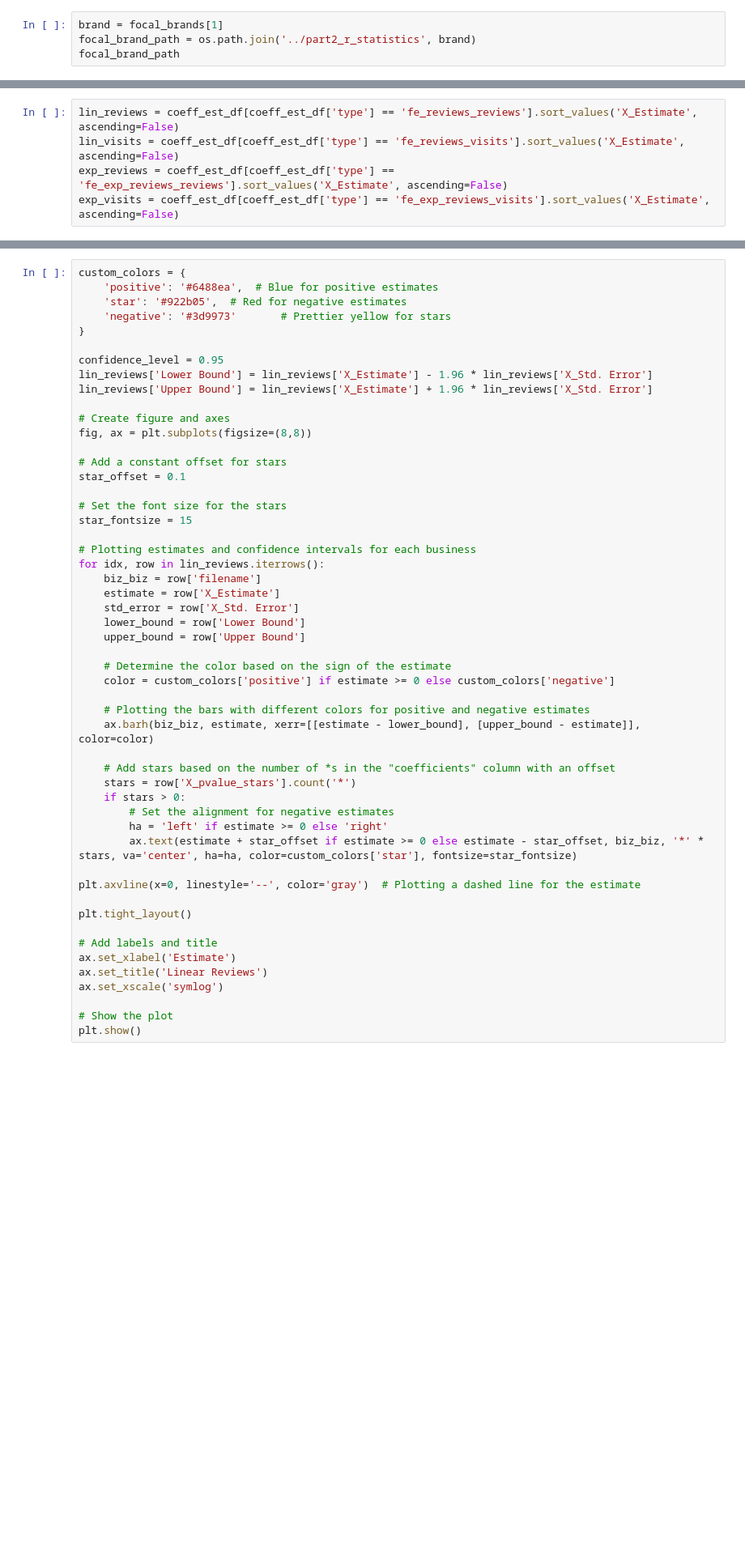
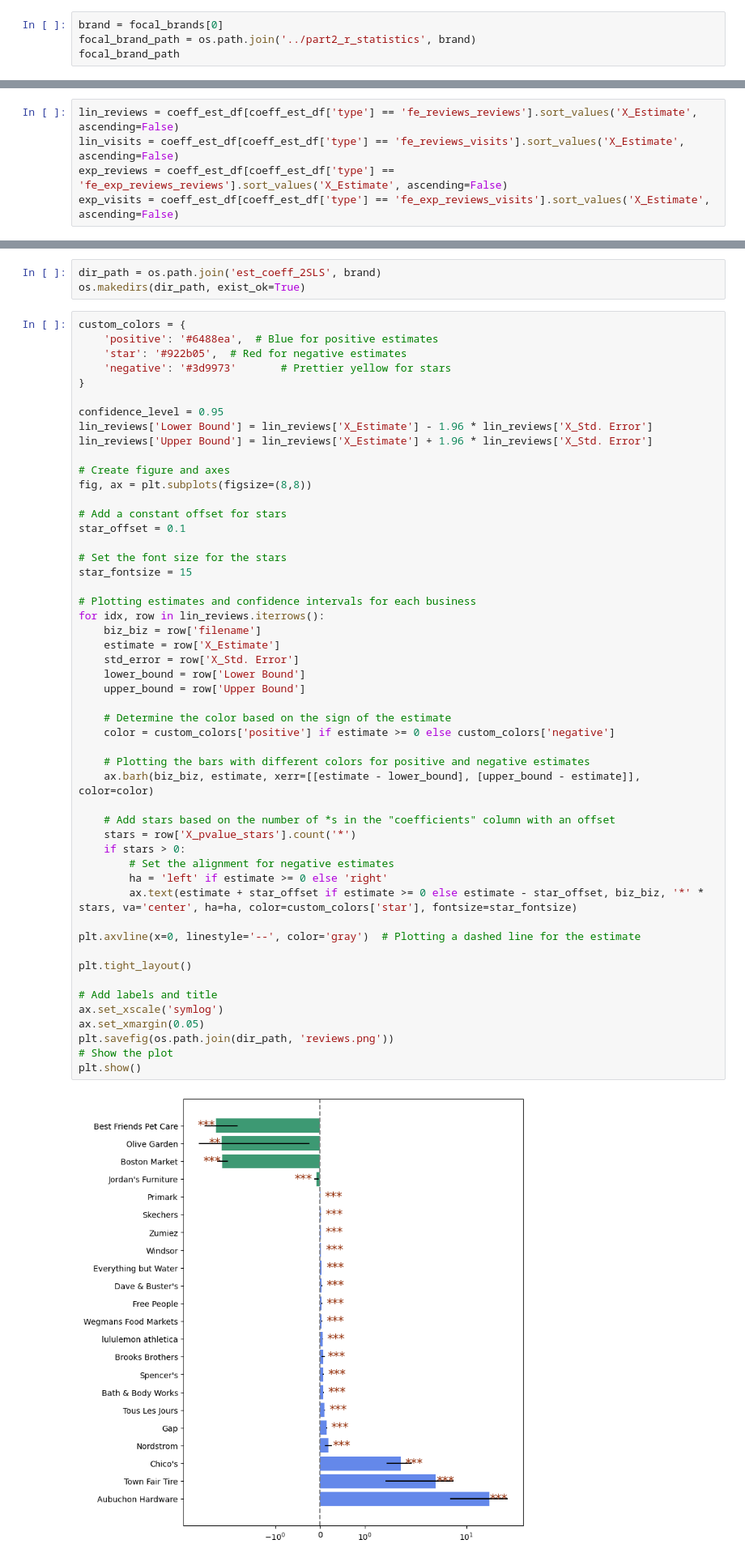
Before and after one commit to embedded-robotics/local-business-network, a Jupyter notebook: part3_visuals_tables/co-efficients_estimation.ipynb, the cells around one changed output, grey strips where cells are left out. Shown at 81% size. Drawn from its saved outputs; the diff is of its cells as text; blank space fills up the shorter version.

Commit message:
Added the code for different brands

```diff
--- a/part3_visuals_tables/co-efficients_estimation.ipynb
+++ b/part3_visuals_tables/co-efficients_estimation.ipynb
@@ -43,6 +57,6 @@ travel_time.head()
 # %% [markdown]
 Reading the statistics of the specific focal brand using the results of Part 2
 # %%
-brand = focal_brands[1]
+brand = focal_brands[0]
 focal_brand_path = os.path.join('../part2_r_statistics', brand)
 focal_brand_path
@@ -195,3 +390,6 @@ first_stage_exp_visits
+# %%
+dir_path = os.path.join('est_coeff_2SLS', brand)
+os.makedirs(dir_path, exist_ok=True)
 # %%
 custom_colors = {
     'positive': '#6488ea',  # Blue for positive estimates
@@ -214,36 +412,37 @@ star_fontsize = 15
 
 # Plotting estimates and confidence intervals for each business
 for idx, row in lin_reviews.iterrows():
     biz_biz = row['filename']
     estimate = row['X_Estimate']
     std_error = row['X_Std. Error']
     lower_bound = row['Lower Bound']
     upper_bound = row['Upper Bound']
 
     # Determine the color based on the sign of the estimate
     color = custom_colors['positive'] if estimate >= 0 else custom_colors['negative']
 
     # Plotting the bars with different colors for positive and negative estimates
     ax.barh(biz_biz, estimate, xerr=[[estimate - lower_bound], [upper_bound - estimate]], color=color)
 
     # Add stars based on the number of *s in the "coefficients" column with an offset
     stars = row['X_pvalue_stars'].count('*')
     if stars > 0:
         # Set the alignment for negative estimates
         ha = 'left' if estimate >= 0 else 'right'
         ax.text(estimate + star_offset if estimate >= 0 else estimate - star_offset, biz_biz, '*' * stars, va='center', ha=ha, color=custom_colors['star'], fontsize=star_fontsize)
 
 plt.axvline(x=0, linestyle='--', color='gray')  # Plotting a dashed line for the estimate
 
 plt.tight_layout()
 
 # Add labels and title
-ax.set_xlabel('Estimate')
-ax.set_title('Linear Reviews')
 ax.set_xscale('symlog')
-
+ax.set_xmargin(0.05)
+plt.savefig(os.path.join(dir_path, 'reviews.png'))
 # Show the plot
 plt.show()
+# %% [output]
+[figure, added]
 # %%
 custom_colors = {
     'positive': '#6488ea',  # Blue for positive estimates
```
Also changed, not shown: parts of 30 cells of this notebook, 1 other file.
